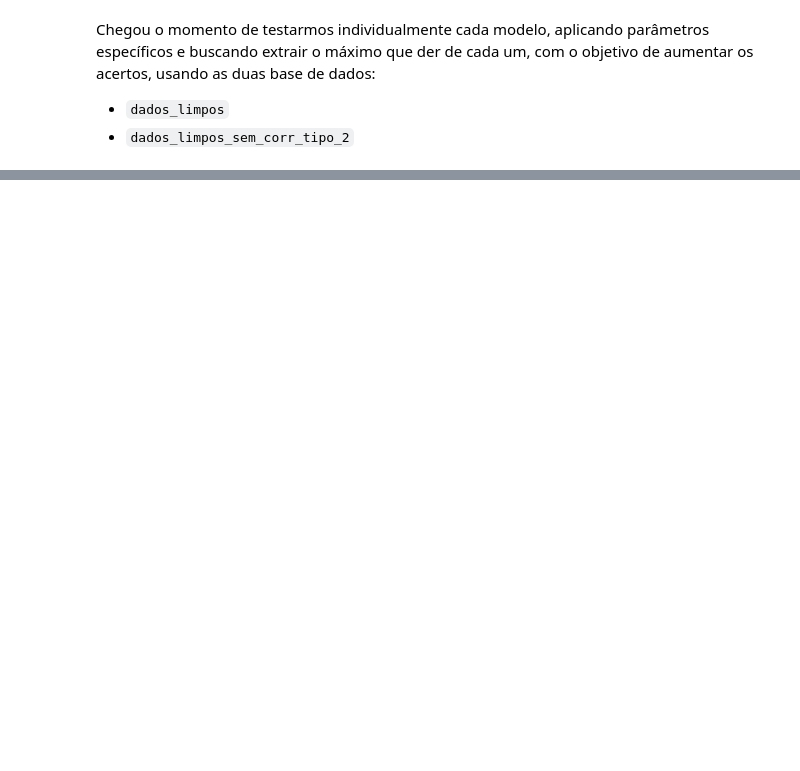
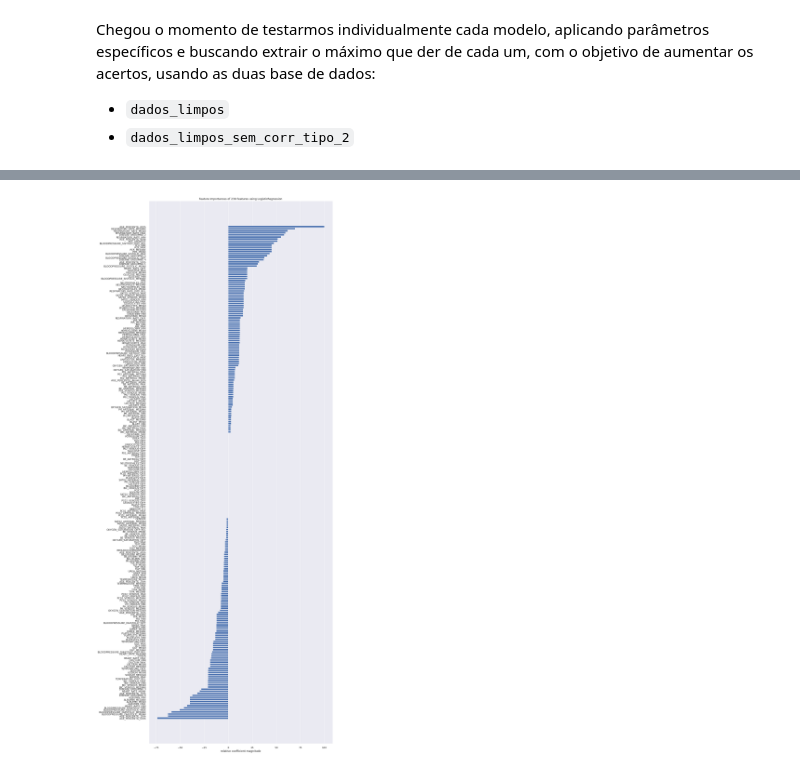
Before and after one commit to MatheusOrange211/Sirio_Libanes_ICU_Prediction, a Jupyter notebook: 2_Implementação_de_Modelos.ipynb, the cells around one changed output, grey strips where cells are left out. Saved outputs shown, nothing was run; the diff lists cells and outputs as text; code cells hidden in the pictures; blank space fills up the shorter version.

```diff
--- a/2_Implementação_de_Modelos.ipynb
+++ b/2_Implementação_de_Modelos.ipynb
@@ -209,0 +318,10 @@ def rodar_varios_modelos(dataset):
+# %%
+def plotar_FeatureImportances (dados, modelo):
+  x_train,x_test,y_train,y_test = criar_treino_teste(dados)
+  modelo.fit(x_train,y_train)
+  predicao_dados = modelo.predict(x_test)
+
+  fig,ax = plt.subplots(figsize=(15,35))
+  fi_viz = FeatureImportances(modelo)
+  fi_viz.fit(x_test,y_test)
+  fi_viz.poof()
@@ -645,0 +829,4 @@ Chegou o momento de testarmos individualmente cada modelo, aplicando parâmetros
+# %%
+plotar_FeatureImportances(dados_limpos,modelo_logistico_dados_limpos)
+# %% [output]
+[figure, added]
```
Also changed, not shown: parts of 118 cells of this notebook.
